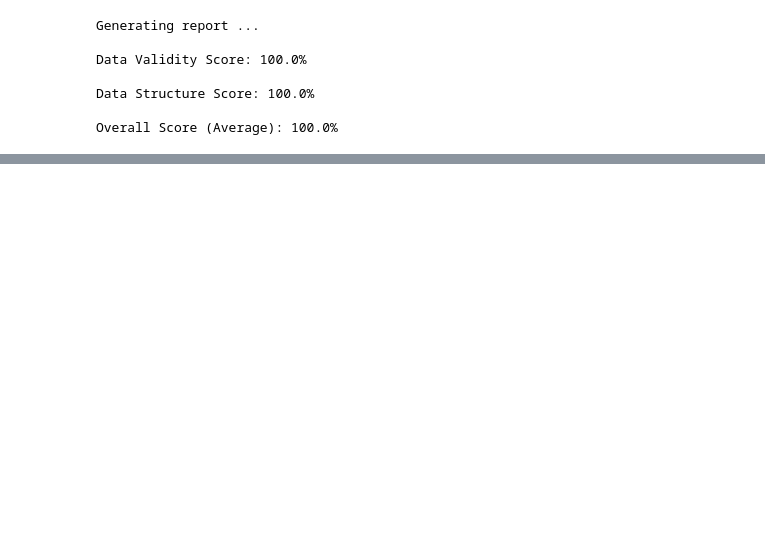
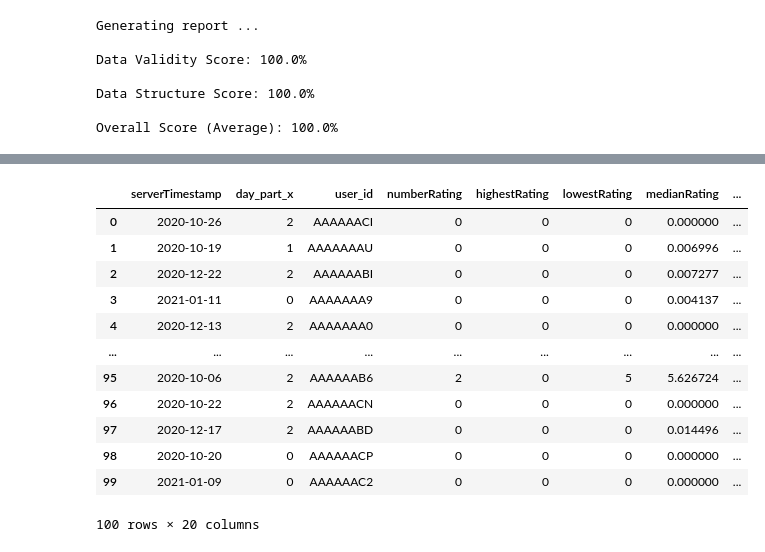
Before and after one commit to nbasakozer/mini_ai, a Jupyter notebook: ctgan.ipynb, the cells around one changed output, grey strips where cells are left out. Cells and saved outputs as stored; diff of their text form; code cells hidden in the pictures; blank space fills up the shorter version.

```diff
--- a/ctgan.ipynb
+++ b/ctgan.ipynb
@@ -107,0 +258,17 @@ synthesizer.fit(clean_data)
+# %%
+# load the constraint from the file
+synthesizer.load_custom_constraint_classes(
+    filepath='data\day_part_logic.py',
+    class_names=['day_partConstraintClass']
+)
+# %%
+day_partConstraint= {
+    'constraint_class': 'day_partConstraintClass',
+    'constraint_parameters': {
+        'column_names': ['day_part_x', 'numberRating','numberMessageReceived','numberMessageRead']
+    }
+}
+# %%
+synthesizer.add_constraints(
+    constraints=[nR_constraint, nMRc_constraint, nMRd_constraint, day_partConstraint, day_partConstraint, act_constraint]
+)
@@ -108,5 +278,5 @@ synthesizer.fit(clean_data)
 # %%
 # Generate synthetic data
-synthetic_data = synthesizer.sample(len(clean_data))
+synthetic_data = synthesizer.sample(100)
 # %%
 # Save synthetic data to CSV file
@@ -144,0 +314,16 @@ column_pair_plot.show()'''
+# %%
+synthetic_data
+# %% [output]
+|  | serverTimestamp | day_part_x | user_id | numberRating | highestRating | lowestRating | medianRating | ... |
+| 0 | 2020-10-26 | 2 | AAAAAACI | 0 | 0 | 0 | 0.000000 | ... |
+| 1 | 2020-10-19 | 1 | AAAAAAAU | 0 | 0 | 0 | 0.006996 | ... |
+| 2 | 2020-12-22 | 2 | AAAAAABI | 0 | 0 | 0 | 0.007277 | ... |
+| 3 | 2021-01-11 | 0 | AAAAAAA9 | 0 | 0 | 0 | 0.004137 | ... |
+| 4 | 2020-12-13 | 2 | AAAAAAA0 | 0 | 0 | 0 | 0.000000 | ... |
+| ... | ... | ... | ... | ... | ... | ... | ... | ... |
+| 95 | 2020-10-06 | 2 | AAAAAAB6 | 2 | 0 | 5 | 5.626724 | ... |
+| 96 | 2020-10-22 | 2 | AAAAAACN | 0 | 0 | 0 | 0.000000 | ... |
+| 97 | 2020-12-17 | 2 | AAAAAABD | 0 | 0 | 0 | 0.014496 | ... |
+| 98 | 2020-10-20 | 0 | AAAAAACP | 0 | 0 | 0 | 0.000000 | ... |
+| 99 | 2021-01-09 | 0 | AAAAAAC2 | 0 | 0 | 0 | 0.000000 | ... |
+100 rows × 20 columns
```
Also changed, not shown: parts of 17 cells of this notebook, 3 other files.
